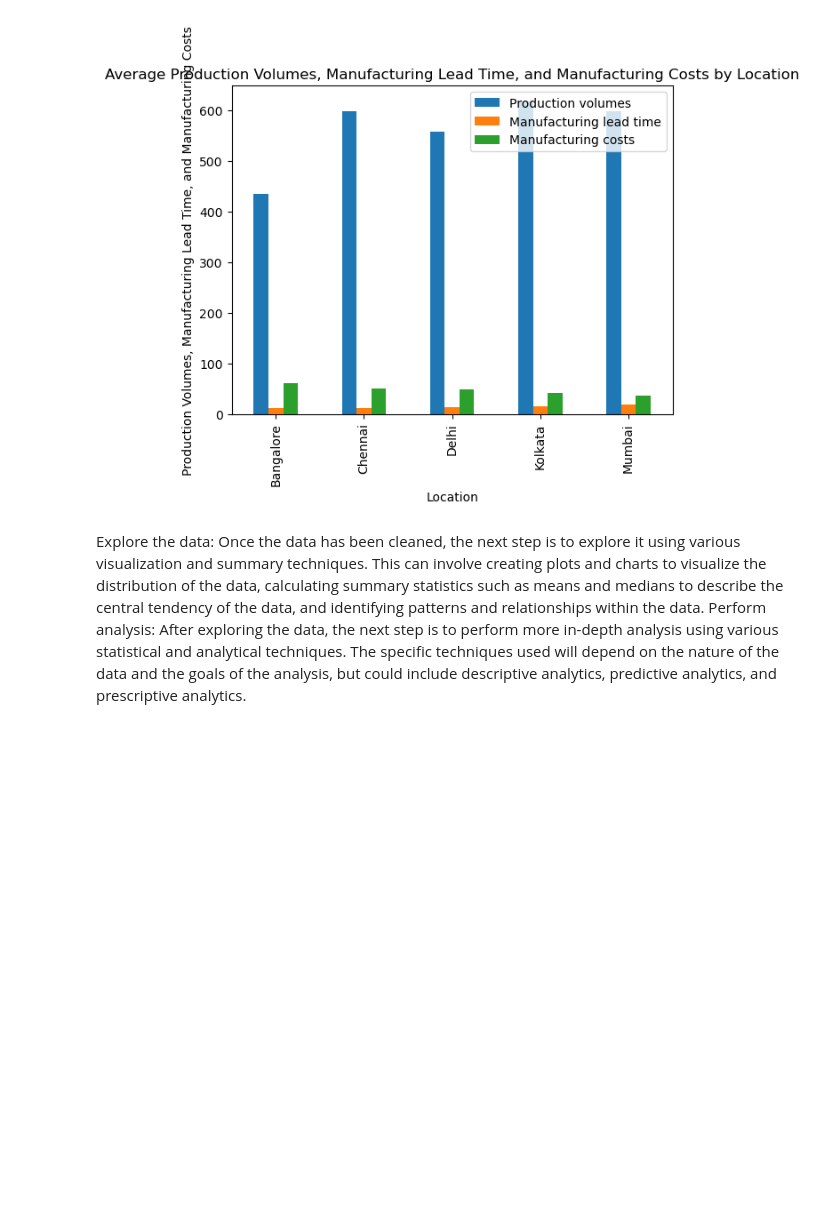
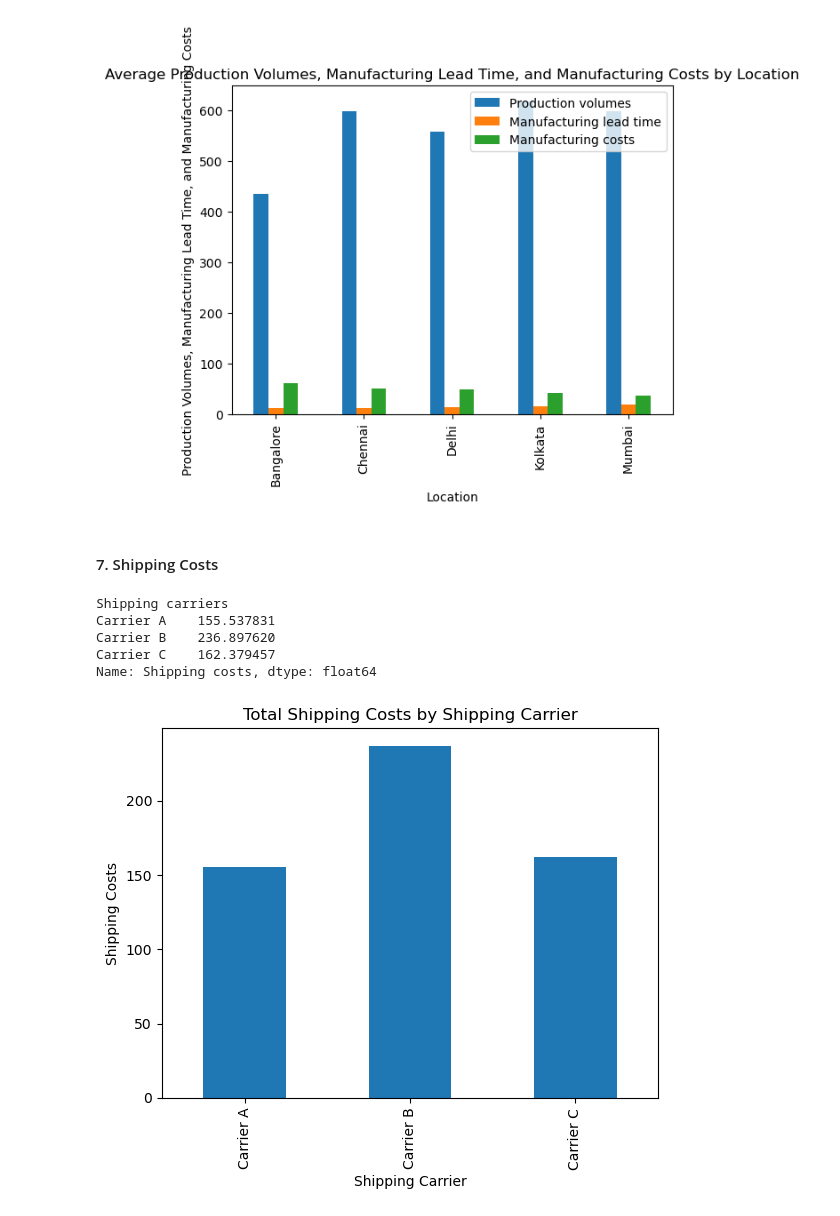
Before and after one commit to George-Mbugua/Supply-Chain-Analysis, a Jupyter notebook: Supply-Chain-Analysis.ipynb, the cells around one changed output. Drawn from its saved outputs; the diff is of its cells as text; code cells hidden in the pictures; blank space fills up the shorter version.

```diff
--- a/Supply-Chain-Analysis.ipynb
+++ b/Supply-Chain-Analysis.ipynb
@@ -328,6 +342,25 @@ ax.set_ylabel('Production Volumes, Manufacturing Lead Time, and Manufacturing Co
 plt.show()
 # %% [output]
 [figure]
-# %% [markdown]
-Explore the data: Once the data has been cleaned, the next step is to explore it using various visualization and summary techniques. This can involve creating plots and charts to visualize the distribution of the data, calculating summary statistics such as means and medians to describe the central tendency of the data, and identifying patterns and relationships within the data.
-Perform analysis: After exploring the data, the next step is to perform more in-depth analysis using various statistical and analytical techniques. The specific techniques used will depend on the nature of the data and the goals of the analysis, but could include descriptive analytics, predictive analytics, and prescriptive analytics.
+# %% [markdown]
+#### 7. Shipping Costs
+# %%
+shipping= df.groupby('Shipping carriers')['Shipping costs'].sum()
+shipping = shipping.reset_index()
+shipping
+# %% [output]
+Shipping carriers
+Carrier A    155.537831
+Carrier B    236.897620
+Carrier C    162.379457
+Name: Shipping costs, dtype: float64
+# %%
+# Creating a bar plot
+fig, ax = plt.subplots()
+shipping.plot.bar(x='Shipping carriers', y='Shipping costs', ax=ax)
+ax.set_title('Total Shipping Costs by Shipping Carrier')
+ax.set_xlabel('Shipping Carrier')
+ax.set_ylabel('Shipping Costs')
+plt.show()
+# %% [output]
+[figure, added]
```
Also changed, not shown: parts of 2 cells of this notebook.
